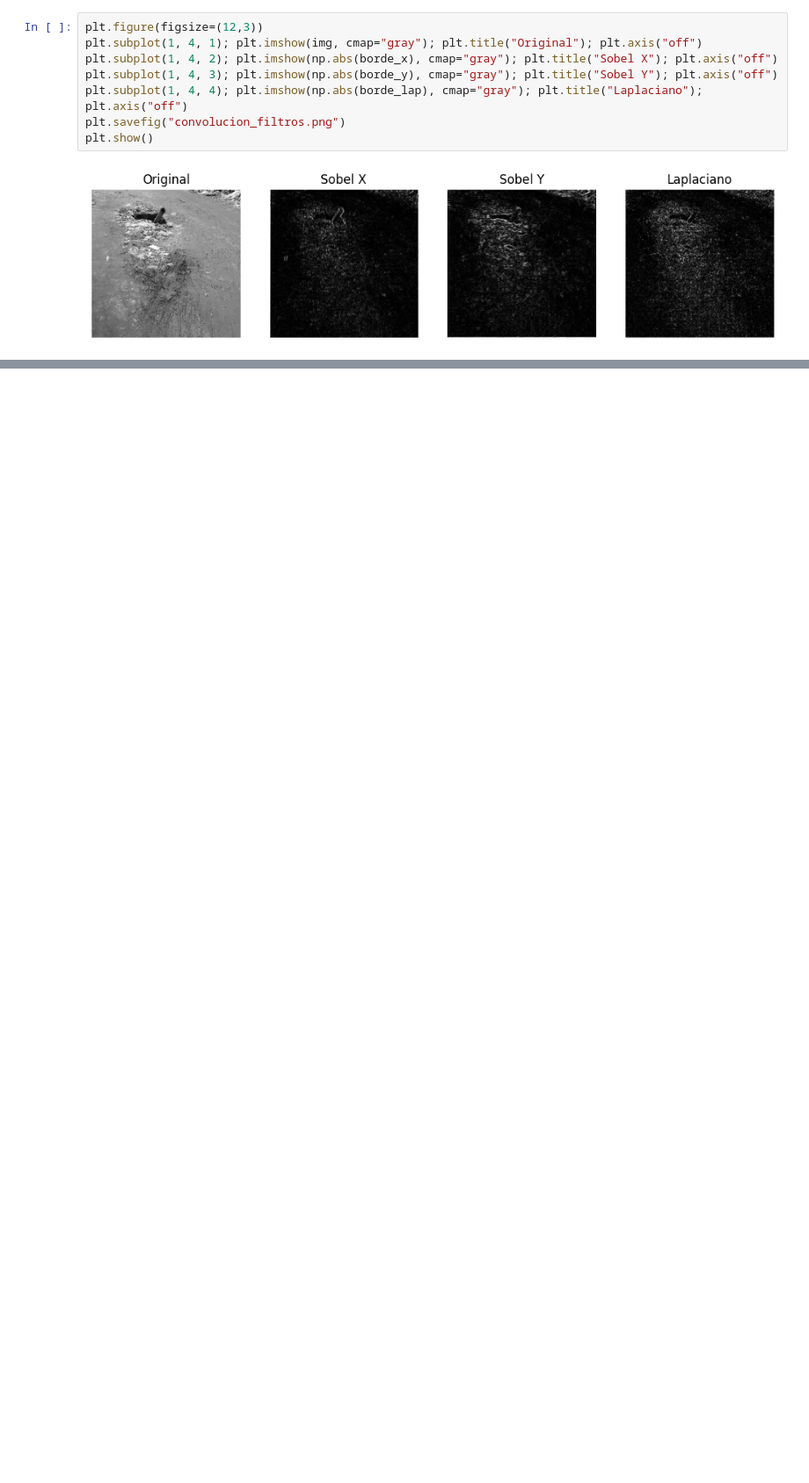
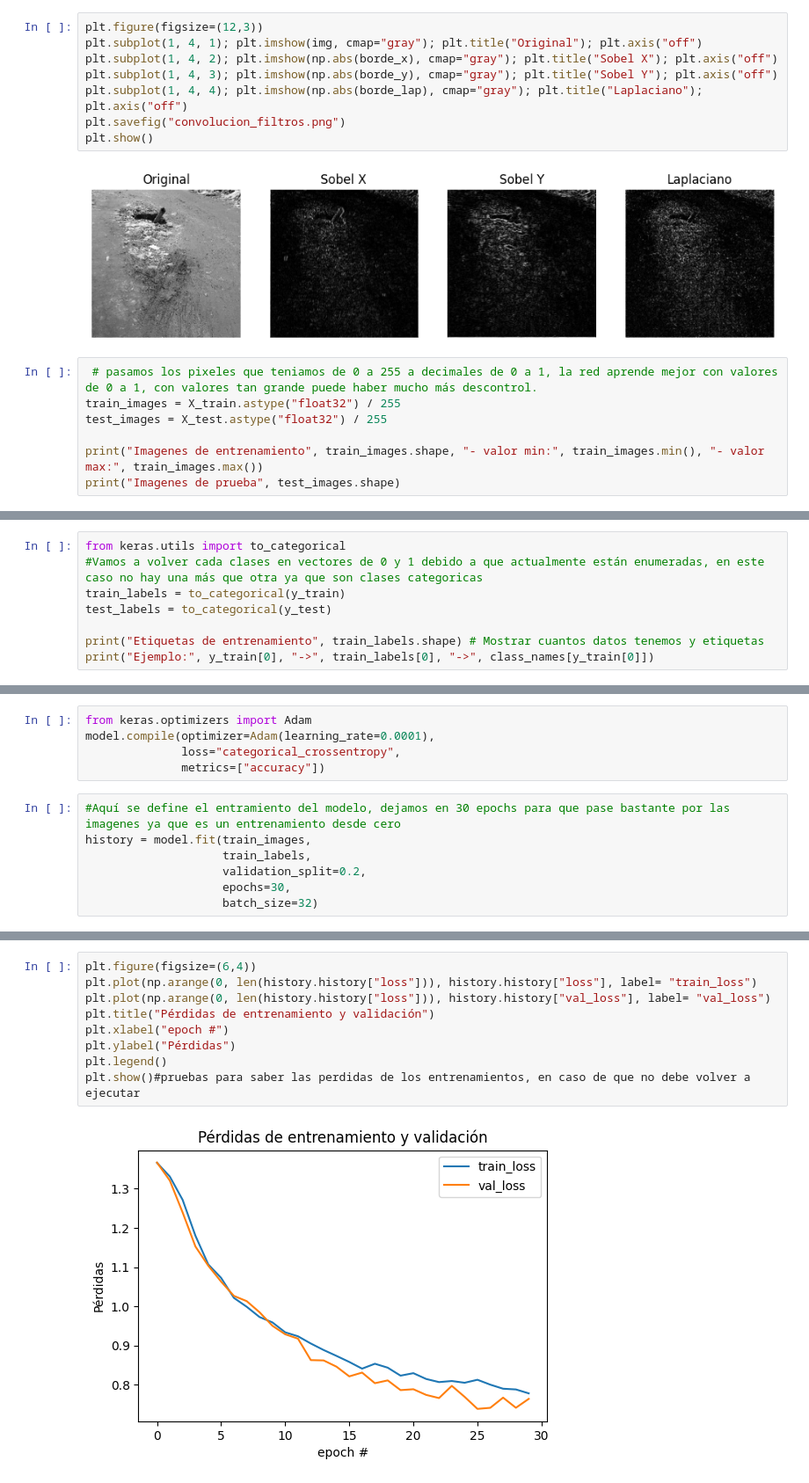
Before and after one commit to JuanCg42/Deteccion_de_Huecos_en_Carreteras_CNN, a Jupyter notebook: Entrenamiento/Detección_de_Huecos_en_Carreteras.ipynb, the cells around one changed output, grey strips where cells are left out. Shown at 88% size. Saved outputs shown, nothing was run; the diff lists cells and outputs as text; blank space fills up the shorter version.

Commit message:
Experimento 1- entrenamiento

```diff
--- a/Entrenamiento/Detección_de_Huecos_en_Carreteras.ipynb
+++ b/Entrenamiento/Detección_de_Huecos_en_Carreteras.ipynb
@@ -129,3 +130,10 @@ plt.savefig("convolucion_filtros.png")
 plt.show()
 # %% [output]
 [figure]
+# %%
+ # pasamos los pixeles que teniamos de 0 a 255 a decimales de 0 a 1, la red aprende mejor con valores de 0 a 1, con valores tan grande puede haber mucho más descontrol.
+train_images = X_train.astype("float32") / 255
+test_images = X_test.astype("float32") / 255
+
+print("Imagenes de entrenamiento", train_images.shape, "- valor min:", train_images.min(), "- valor max:", train_images.max())
+print("Imagenes de prueba", test_images.shape)
@@ -131,0 +143,8 @@ plt.show()
+# %%
+from keras.utils import to_categorical
+#Vamos a volver cada clases en vectores de 0 y 1 debido a que actualmente están enumeradas, en este caso no hay una más que otra ya que son clases categoricas
+train_labels = to_categorical(y_train)
+test_labels = to_categorical(y_test)
+
+print("Etiquetas de entrenamiento", train_labels.shape) # Mostrar cuantos datos tenemos y etiquetas
+print("Ejemplo:", y_train[0], "->", train_labels[0], "->", class_names[y_train[0]])
@@ -131,0 +204,12 @@ plt.show()
+# %%
+from keras.optimizers import Adam
+model.compile(optimizer=Adam(learning_rate=0.0001),
+              loss="categorical_crossentropy",
+              metrics=["accuracy"])
+# %%
+#Aquí se define el entramiento del modelo, dejamos en 30 epochs para que pase bastante por las imagenes ya que es un entrenamiento desde cero
+history = model.fit(train_images,
+                    train_labels,
+                    validation_split=0.2,
+                    epochs=30,
+                    batch_size=32)
@@ -131,0 +238,11 @@ plt.show()
+# %%
+plt.figure(figsize=(6,4))
+plt.plot(np.arange(0, len(history.history["loss"])), history.history["loss"], label= "train_loss")
+plt.plot(np.arange(0, len(history.history["loss"])), history.history["val_loss"], label= "val_loss")
+plt.title("Pérdidas de entrenamiento y validación")
+plt.xlabel("epoch #")
+plt.ylabel("Pérdidas")
+plt.legend()
+plt.show()#pruebas para saber las perdidas de los entrenamientos, en caso de que no debe volver a ejecutar
+# %% [output]
+[figure, added]
```
Also changed, not shown: parts of 7 cells of this notebook.
